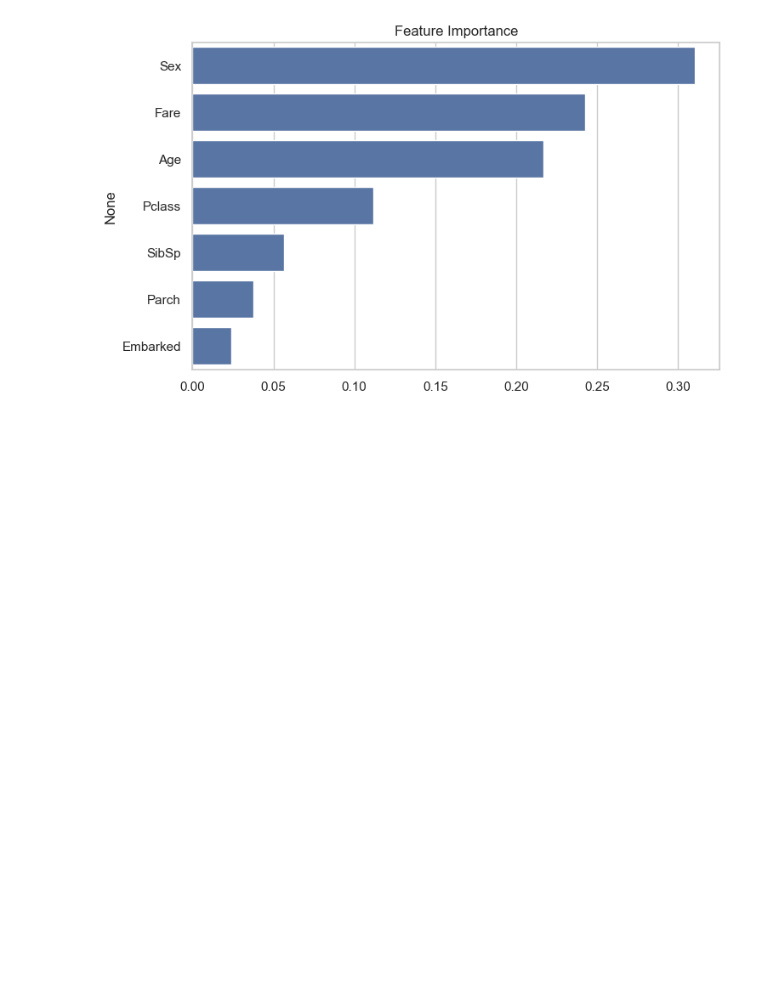
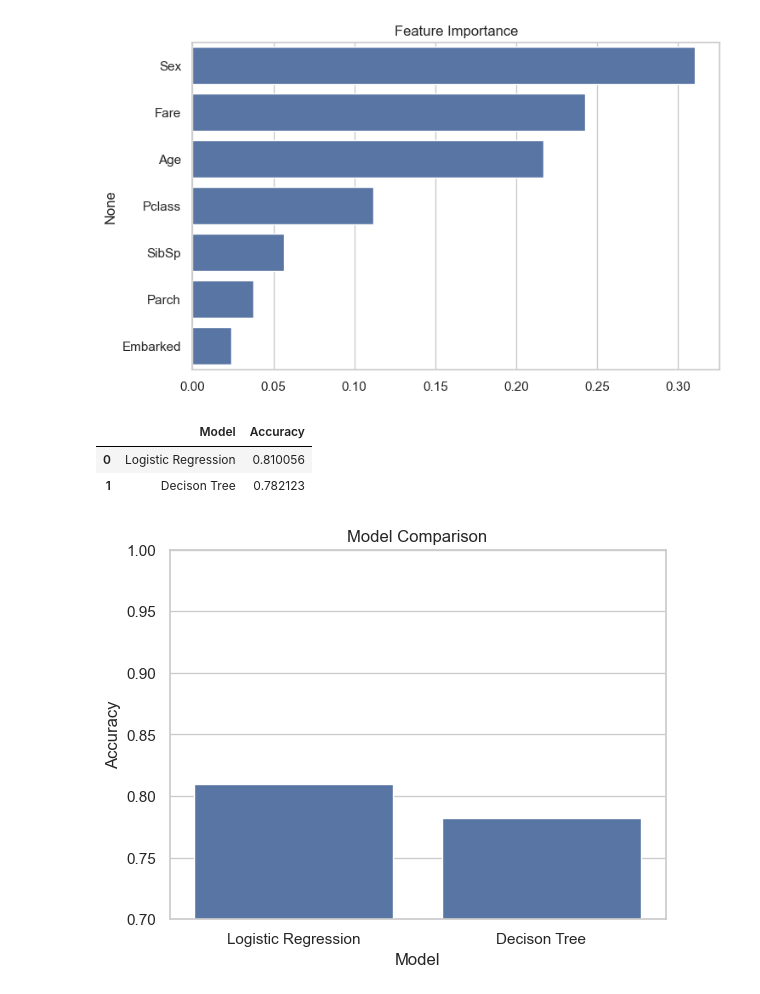
Before and after one commit to AmanSinha205/Titanic-Survival-Prediction, a Jupyter notebook: notebooks/titanic_eda.ipynb, the cells around one changed output. Cells and saved outputs as stored; diff of their text form; code cells hidden in the pictures; blank space fills up the shorter version.

Commit message:
Add Model Comparison

```diff
--- a/notebooks/titanic_eda.ipynb
+++ b/notebooks/titanic_eda.ipynb
@@ -267,3 +267,30 @@ plt.title("Feature Importance")
 plt.show()
 # %% [output]
 [figure]
+# %%
+results=pd.DataFrame({
+    "Model": ["Logistic Regression","Decison Tree"],
+    "Accuracy": [
+        accuracy_score(y_test,lr_pred),
+        accuracy_score(y_test,dt_pred)
+    ]
+})
+results
+# %% [output]
+|  | Model | Accuracy |
+| 0 | Logistic Regression | 0.810056 |
+| 1 | Decison Tree | 0.782123 |
+# %%
+sns.barplot(
+    x="Model",
+    y="Accuracy",
+    data=results
+)
+
+plt.ylim(0.7,1)
+
+plt.title("Model Comparison")
+
+plt.show()
+# %% [output]
+[figure, added]
```
